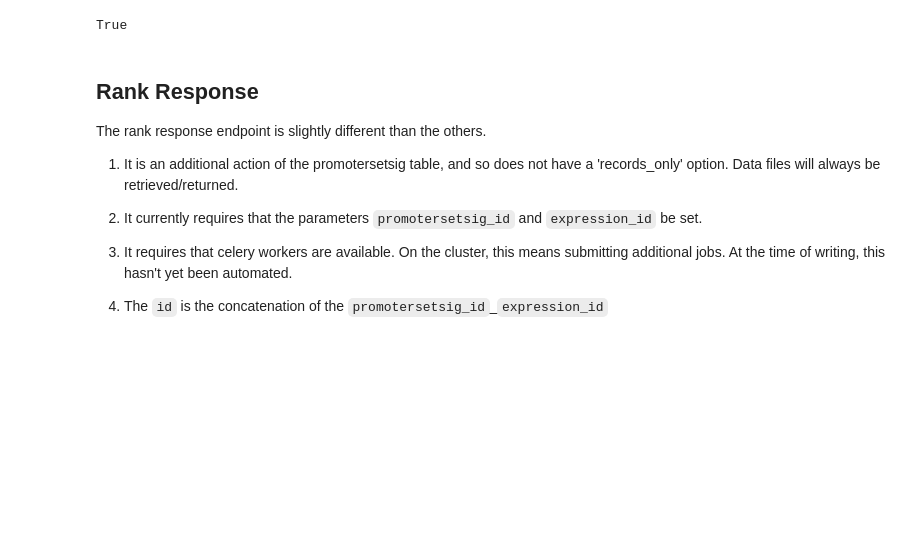
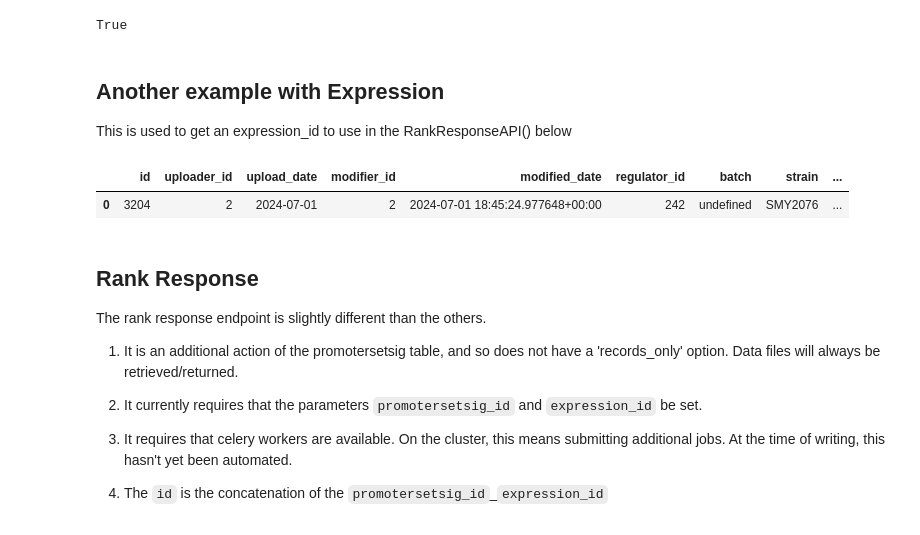
Before and after one commit to BrentLab/yeastdnnexplorer, a Jupyter notebook: docs/tutorials/database_interface.ipynb, the cells around one changed output. Saved outputs shown, nothing was run; the diff lists cells and outputs as text; code cells hidden in the pictures; blank space fills up the shorter version.

```diff
--- a/docs/tutorials/database_interface.ipynb
+++ b/docs/tutorials/database_interface.ipynb
@@ -279,6 +278,23 @@ pss_api.pop_params(None)
 pss_api.params == {}
 # %% [output]
 True
+# %% [markdown]
+## Another example with Expression
+
+This is used to get an expression_id to use in the RankResponseAPI() below
+# %%
+expression = ExpressionAPI()
+
+expression.push_params({"regulator_symbol": "HAP5",
+                        "lab": "mcisaac",
+                        "time": "15"})
+
+expression_res = await expression.read()
+
+expression_res.get("metadata")
+# %% [output]
+|  | id | uploader_id | upload_date | modifier_id | modified_date | regulator_id | batch | strain | ... |
+| 0 | 3204 | 2 | 2024-07-01 | 2 | 2024-07-01 18:45:24.977648+00:00 | 242 | undefined | SMY2076 | ... |
 # %% [markdown]
 ## Rank Response
 
```
Also changed, not shown: parts of 12 cells of this notebook, 1 other file.
